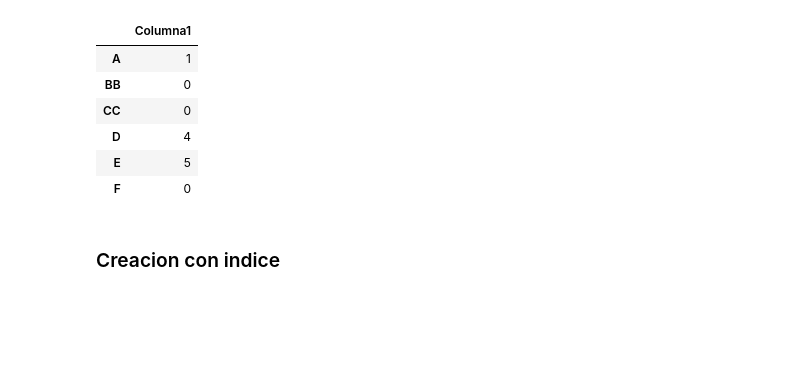
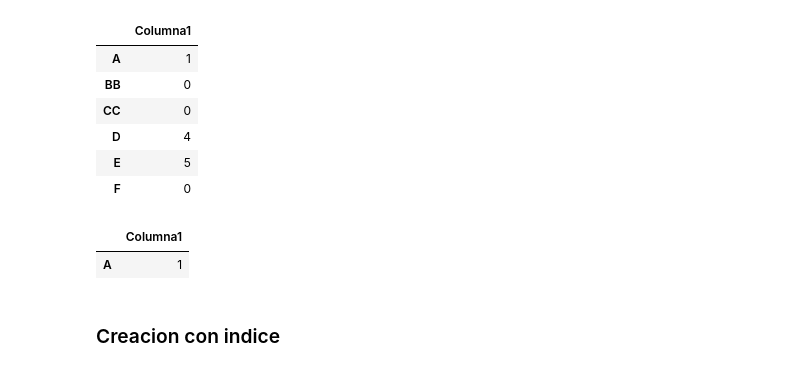
Before and after one commit to sonder-art/fdd_p24, a Jupyter notebook: tareas/6002_jdl/pandas/03_pandas_indices_ts.ipynb, the cells around one changed output. Cells and saved outputs as stored; diff of their text form; code cells hidden in the pictures; blank space fills up the shorter version.

```diff
--- a/tareas/6002_jdl/pandas/03_pandas_indices_ts.ipynb
+++ b/tareas/6002_jdl/pandas/03_pandas_indices_ts.ipynb
@@ -148,6 +148,11 @@ E         5
 | D | 4 |
 | E | 5 |
 | F | 0 |
+# %%
+df.loc[['A']]
+# %% [output]
+|  | Columna1 |
+| A | 1 |
 # %% [markdown]
 ### Creacion con indice
 # %%
```
Also changed, not shown: parts of 5 cells of this notebook.
